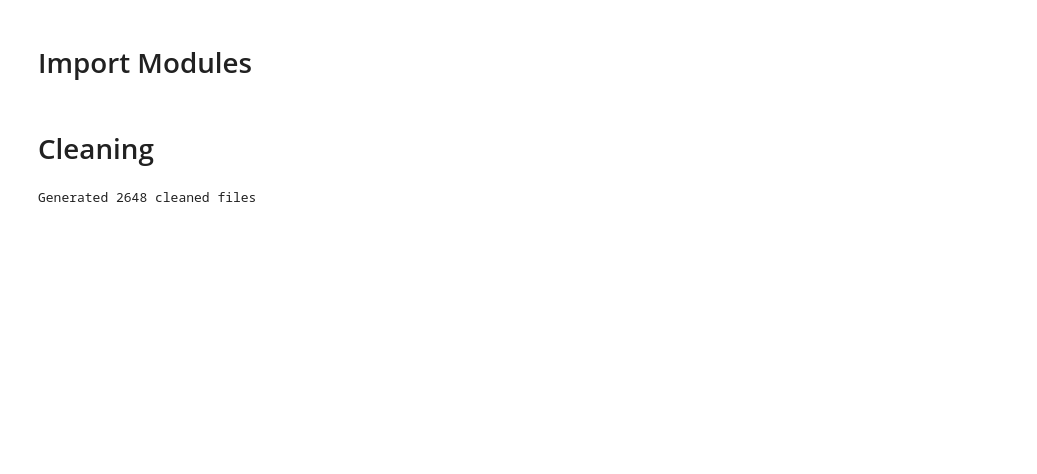
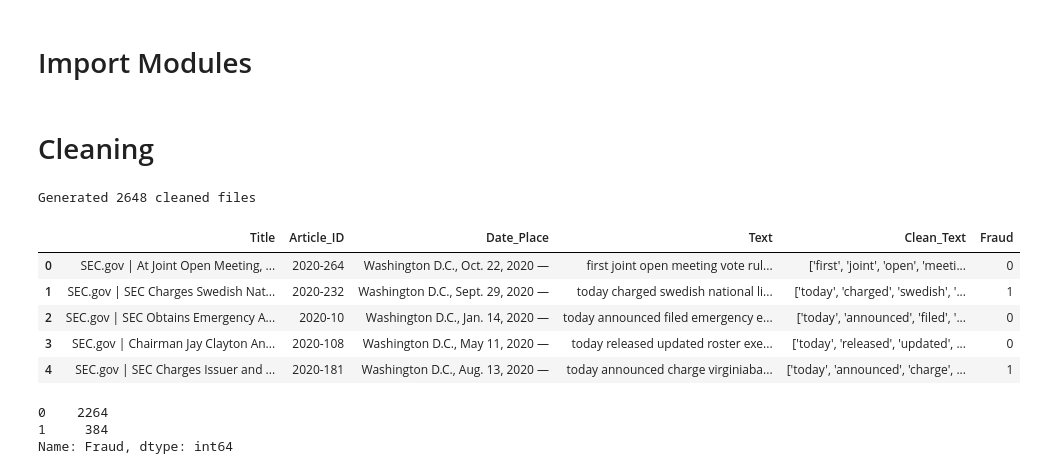
Before and after one commit to abaksy/sec-analysis, a Jupyter notebook: sec-analysis.ipynb, the cells around one changed output. Cells and saved outputs as stored; diff of their text form; code cells hidden in the pictures; blank space fills up the shorter version.

```diff
--- a/sec-analysis.ipynb
+++ b/sec-analysis.ipynb
@@ -149,13 +151,28 @@ Generated 2648 cleaned files
 # %%
 labels = []
-fraud_words = set(["fraud", "misleading", "misled", "litigation"])
+fraud_words = set(["fraud", "whistleblower", "complaint", "disclosure", "charge"])
 
 for _, row in df.iterrows():
     title = row["Title"]
     text = set(eval(row["Clean_Text"]))
-    if "fraud" in title.lower(): #and text.intersection(fraud_words) != set():
+    if "fraud" in title.lower() and text.intersection(fraud_words) != set():
         labels.append(1)
     else:
         labels.append(0)
 
 df.insert(5, "Fraud", labels, True)
+# %%
+df.head()
+# %% [output]
+|  | Title | Article_ID | Date_Place | Text | Clean_Text | Fraud |
+| 0 | SEC.gov | At Joint Open Meeting, ... | 2020-264 | Washington D.C., Oct. 22, 2020 — | first joint open meeting vote rul... | ['first', 'joint', 'open', 'meeti... | 0 |
+| 1 | SEC.gov | SEC Charges Swedish Nat... | 2020-232 | Washington D.C., Sept. 29, 2020 — | today charged swedish national li... | ['today', 'charged', 'swedish', '... | 1 |
+| 2 | SEC.gov | SEC Obtains Emergency A... | 2020-10 | Washington D.C., Jan. 14, 2020 — | today announced filed emergency e... | ['today', 'announced', 'filed', '... | 0 |
+| 3 | SEC.gov | Chairman Jay Clayton An... | 2020-108 | Washington D.C., May 11, 2020 — | today released updated roster exe... | ['today', 'released', 'updated', ... | 0 |
+| 4 | SEC.gov | SEC Charges Issuer and ... | 2020-181 | Washington D.C., Aug. 13, 2020 — | today announced charge virginiaba... | ['today', 'announced', 'charge', ... | 1 |
+# %%
+df["Fraud"].value_counts()
+# %% [output]
+0    2264
+1     384
+Name: Fraud, dtype: int64
```
Also changed, not shown: parts of 9 cells of this notebook.
